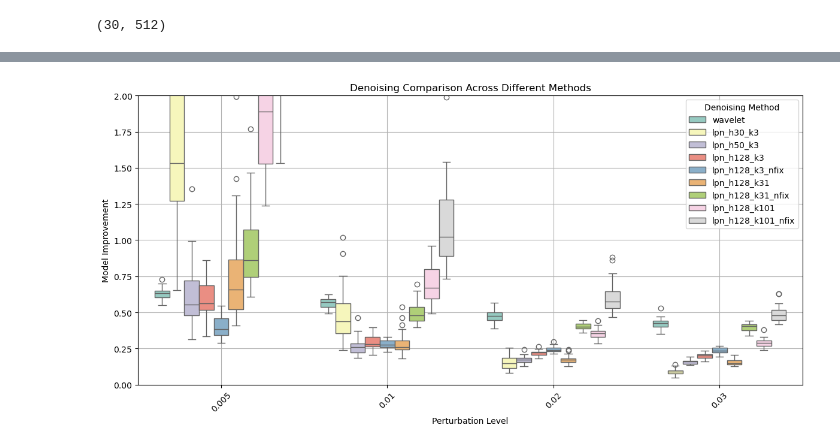
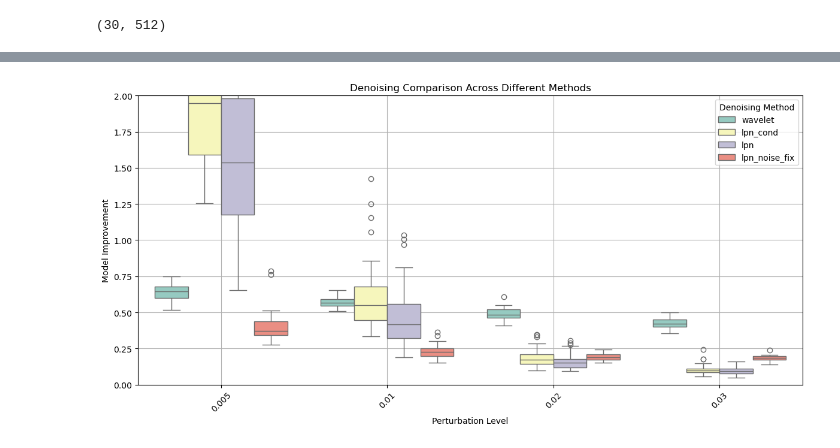
Before and after one commit to break-the-wa11/lpn_mrs, a Jupyter notebook: temp_code/test_denoise.ipynb, the cells around one changed output, grey strips where cells are left out. Saved outputs shown, nothing was run; the diff lists cells and outputs as text; code cells hidden in the pictures.

Commit message:
Update code for noise conditional LPN

```diff
--- a/temp_code/test_denoise.ipynb
+++ b/temp_code/test_denoise.ipynb
@@ -79,37 +79,27 @@ plt.show()
 # %%
-lpn_h30_k3 = pd.read_csv('../savings/lpn_mrs_h_30_k_3_n_(0.001_0.1)/denoise/LPN_denoise.csv')
-lpn_h50_k3 = pd.read_csv('../savings/lpn_mrs_h_50_k_3_n_(0.001_0.03)/denoise/LPN_denoise.csv')
-lpn_h128_k3 = pd.read_csv('../savings/lpn_mrs_h_128_k_3_n_(0.001_0.03)/denoise/LPN_denoise.csv')
-lpn_h128_k3_nfix = pd.read_csv('../savings/lpn_mrs_h_128_k_3_n_(0.01_0.01)/denoise/LPN_denoise.csv')
-lpn_h128_k31_nfix = pd.read_csv('../savings/lpn_mrs_h_128_k_31_n_(0.01_0.01)/denoise/LPN_denoise.csv')
-lpn_h128_k31 = pd.read_csv('../savings/lpn_mrs_h_128_k_31_n_(0.001_0.03)/denoise/LPN_denoise.csv')
-lpn_h128_k101_nfix = pd.read_csv('../savings/lpn_mrs_h_128_k_101_n_(0.01_0.01)/denoise/LPN_denoise.csv')
-lpn_h128_k101 = pd.read_csv('../savings/lpn_mrs_h_128_k_101_n_(0.001_0.03)/denoise/LPN_denoise.csv')
-wv = pd.read_csv('../savings/lpn_mrs_h_30_k_3_n_(0.001_0.1)/denoise/wv_denoise.csv')
+lpn_cond_h30_k3 = pd.read_csv('../savings/lpn_cond_mrs_h_30_k_3_n_(0.005_0.1)/denoise/LPN_cond_denoise.csv')
+lpn_h30_k3 = pd.read_csv('../savings/lpn_mrs_h_30_k_3_n_(0.005_0.1)/denoise/LPN_denoise.csv')
+lpn_h30_k3_nfix = pd.read_csv('../savings/lpn_mrs_h_30_k_3_n_(0.01_0.01)/denoise/LPN_denoise.csv')
+wv = pd.read_csv('../savings/lpn_mrs_h_30_k_3_n_(0.005_0.1)/denoise/wv_denoise.csv')
 # %%
-lpn_h30_k3['method'] = 'lpn_h30_k3'
-lpn_h50_k3['method'] = 'lpn_h50_k3'
-lpn_h128_k3['method'] = 'lpn_h128_k3'
-lpn_h128_k3_nfix['method'] = 'lpn_h128_k3_nfix'
-lpn_h128_k31['method'] = 'lpn_h128_k31'
-lpn_h128_k31_nfix['method'] = 'lpn_h128_k31_nfix'
-lpn_h128_k101['method'] = 'lpn_h128_k101'
-lpn_h128_k101_nfix['method'] = 'lpn_h128_k101_nfix'
+lpn_cond_h30_k3['method'] = 'lpn_cond'
+lpn_h30_k3['method'] = 'lpn'
+lpn_h30_k3_nfix['method'] = 'lpn_noise_fix'
 wv['method'] = 'wavelet'
 
-combined_df = pd.concat([wv, lpn_h30_k3, lpn_h50_k3, lpn_h128_k3, lpn_h128_k3_nfix, lpn_h128_k31, lpn_h128_k31_nfix, lpn_h128_k101, lpn_h128_k101_nfix], ignore_index=True)
+combined_df = pd.concat([wv, lpn_cond_h30_k3, lpn_h30_k3, lpn_h30_k3_nfix], ignore_index=True)
 melted_df = combined_df.melt(id_vars='method', var_name='perturbation', value_name='Improvement')
 
 plt.figure(figsize=(12, 6))
 sns.boxplot(x='perturbation', y='Improvement', hue='method', data=melted_df, palette='Set3')
 plt.title('Denoising Comparison Across Different Methods')
 plt.xlabel('Perturbation Level')
 plt.ylabel('Model Improvement')
 plt.ylim((0,2))
 plt.legend(title='Denoising Method')
 plt.grid(True)
 plt.xticks(rotation=45)
 plt.tight_layout()
 plt.show()
 # %% [output]
-[figure, old version]
+[figure, new version]
```
Also changed, not shown: parts of 3 cells of this notebook, 16 other files.
